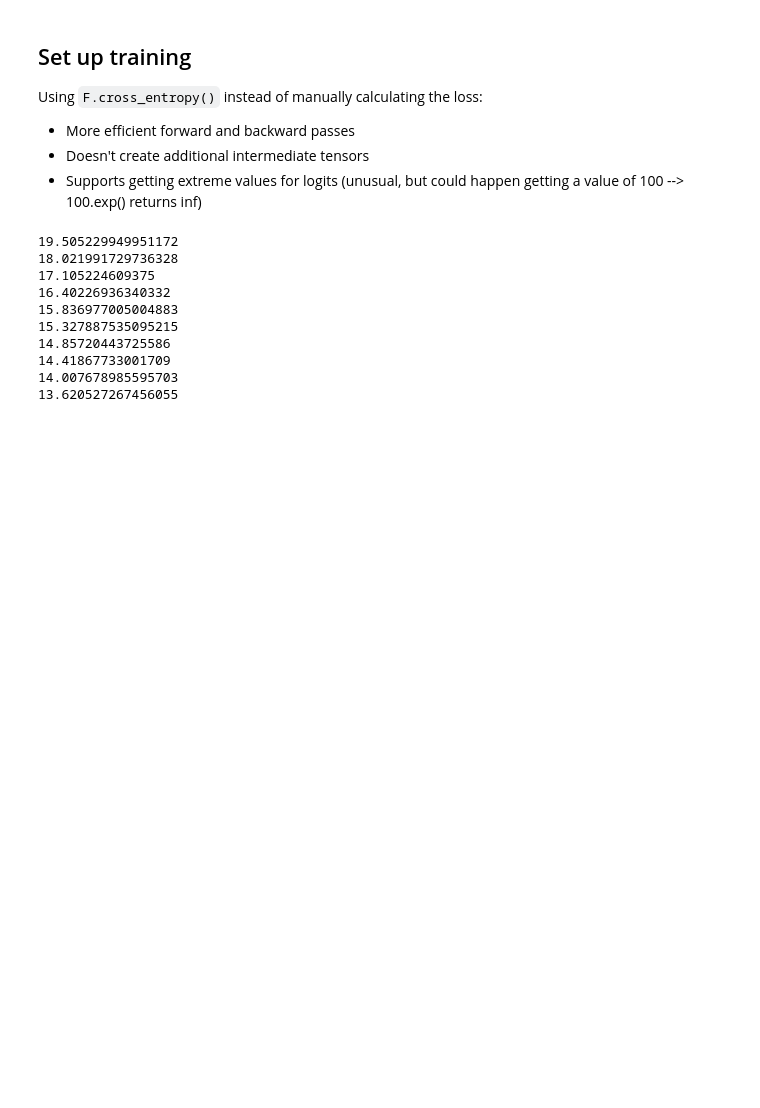
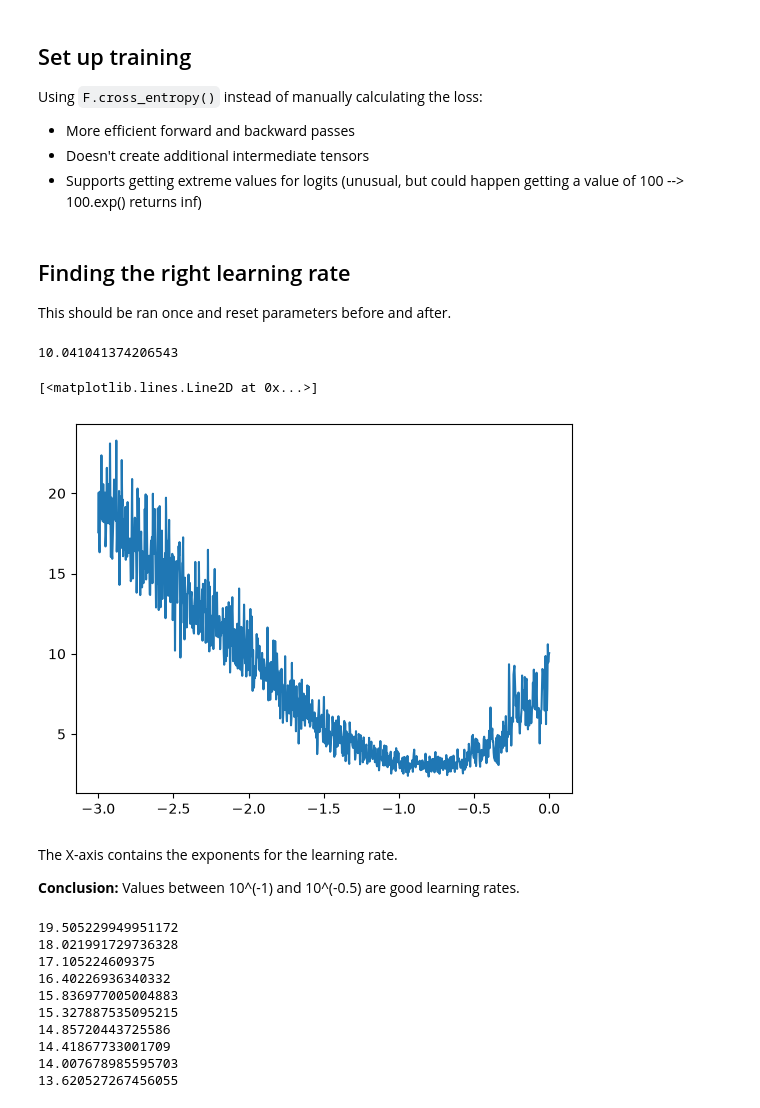
Before and after one commit to lucasmonteverdi1/makemore, a Jupyter notebook: makemore_part2_mlp.ipynb, the cells around one changed output. Drawn from its saved outputs; the diff is of its cells as text; code cells hidden in the pictures; blank space fills up the shorter version.

Commit message:
determine optimal learning rate

```diff
--- a/makemore_part2_mlp.ipynb
+++ b/makemore_part2_mlp.ipynb
@@ -151,5 +151,58 @@ Using `F.cross_entropy()` instead of manually calculating the loss:
 # Initial setup
 for p in parameters:
     p.requires_grad = True
+# %% [markdown]
+## Finding the right learning rate
+
+This should be ran once and reset parameters before and after.
+# %%
+lre = torch.linspace(-3, 0, 1000)
+lrs = 10**lre
+
+lri, lossi = [], []
+##########################################
+# HYPERPARAMETERS
+num_iterations = 1000
+batch_size = 32
+
+for i in range(num_iterations):
+
+    # mini-batch
+    ix = torch.randint(0, X.shape[0], (batch_size,))
+
+    # forward pass
+    emb = C[X[ix]] # (32, 3, 2)
+    h = torch.tanh(emb.view(-1, 6) @ W1 + b1)
+    logits = h @ W2 + b2
+    loss = F.cross_entropy(logits, Y[ix]) # More efficient implementation
+    # print(loss.item())
+
+    # backward pass
+    for p in parameters:
+        p.grad = None
+    loss.backward()
+
+    # udpate
+    lr = lrs[i]
+    for p in parameters:
+        p.data -= lr * p.grad
+
+    # track stats
+    lri.append(lre[i])
+    lossi.append(loss.item())
+
+print(loss.item())
+# %% [output]
+10.041041374206543
+# %%
+# Plot how the loss behaves with the different learning rates
+plt.plot(lri, lossi)
+# %% [output]
+[<matplotlib.lines.Line2D at 0x...>]
+[figure, added]
+# %% [markdown]
+The X-axis contains the exponents for the learning rate.
+
+**Conclusion:** Values between 10^(-1) and 10^(-0.5) are good learning rates.
 # %%
 # HYPERPARAMETERS
```
Also changed, not shown: parts of 3 cells of this notebook.
